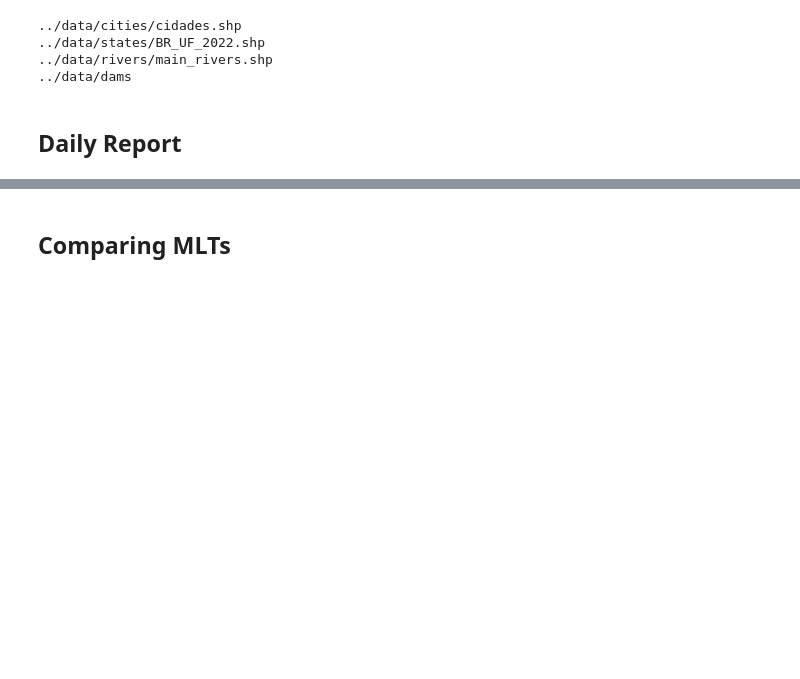
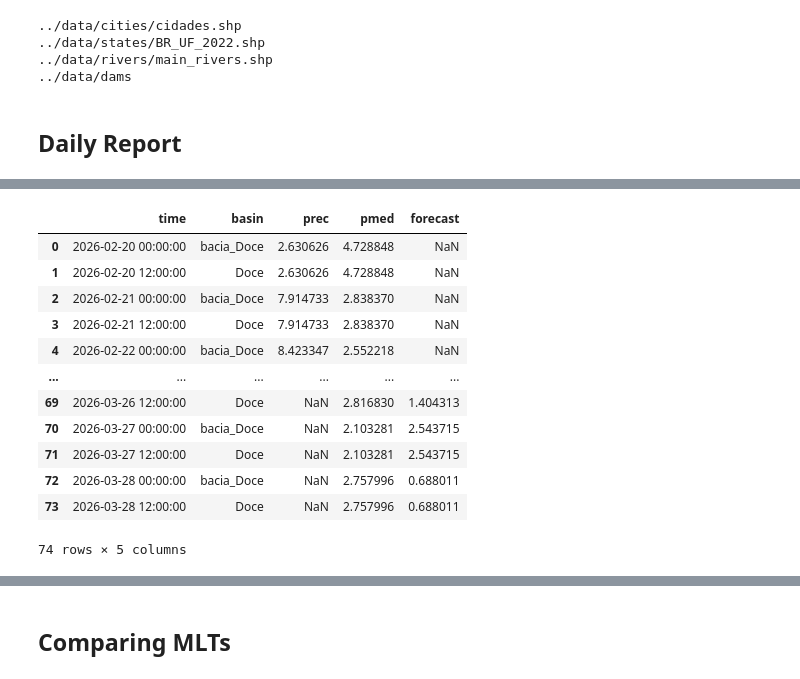
Before and after one commit to cordmaur/RainReporter, a Jupyter notebook: nbs/05-Reporter-V2.ipynb, the cells around one changed output, grey strips where cells are left out. Cells and saved outputs as stored; diff of their text form; code cells hidden in the pictures; blank space fills up the shorter version.

```diff
--- a/nbs/05-Reporter-V2.ipynb
+++ b/nbs/05-Reporter-V2.ipynb
@@ -60,0 +105,18 @@ daily_reporter = DailyReport.from_dict(
+# %%
+df = pd.read_parquet("/workspaces/reports_folder/rcar_daily_rain.parquet")
+df.to_csv("/workspaces/reports_folder/rcar_daily_rain.csv", index=False)
+df
+# %% [output]
+|  | time | basin | prec | pmed | forecast |
+| 0 | 2026-02-20 00:00:00 | bacia_Doce | 2.630626 | 4.728848 | NaN |
+| 1 | 2026-02-20 12:00:00 | Doce | 2.630626 | 4.728848 | NaN |
+| 2 | 2026-02-21 00:00:00 | bacia_Doce | 7.914733 | 2.838370 | NaN |
+| 3 | 2026-02-21 12:00:00 | Doce | 7.914733 | 2.838370 | NaN |
+| 4 | 2026-02-22 00:00:00 | bacia_Doce | 8.423347 | 2.552218 | NaN |
+| ... | ... | ... | ... | ... | ... |
+| 69 | 2026-03-26 12:00:00 | Doce | NaN | 2.816830 | 1.404313 |
+| 70 | 2026-03-27 00:00:00 | bacia_Doce | NaN | 2.103281 | 2.543715 |
+| 71 | 2026-03-27 12:00:00 | Doce | NaN | 2.103281 | 2.543715 |
+| 72 | 2026-03-28 00:00:00 | bacia_Doce | NaN | 2.757996 | 0.688011 |
+| 73 | 2026-03-28 12:00:00 | Doce | NaN | 2.757996 | 0.688011 |
+74 rows × 5 columns
```
Also changed, not shown: parts of 15 cells of this notebook, 4 other files.
